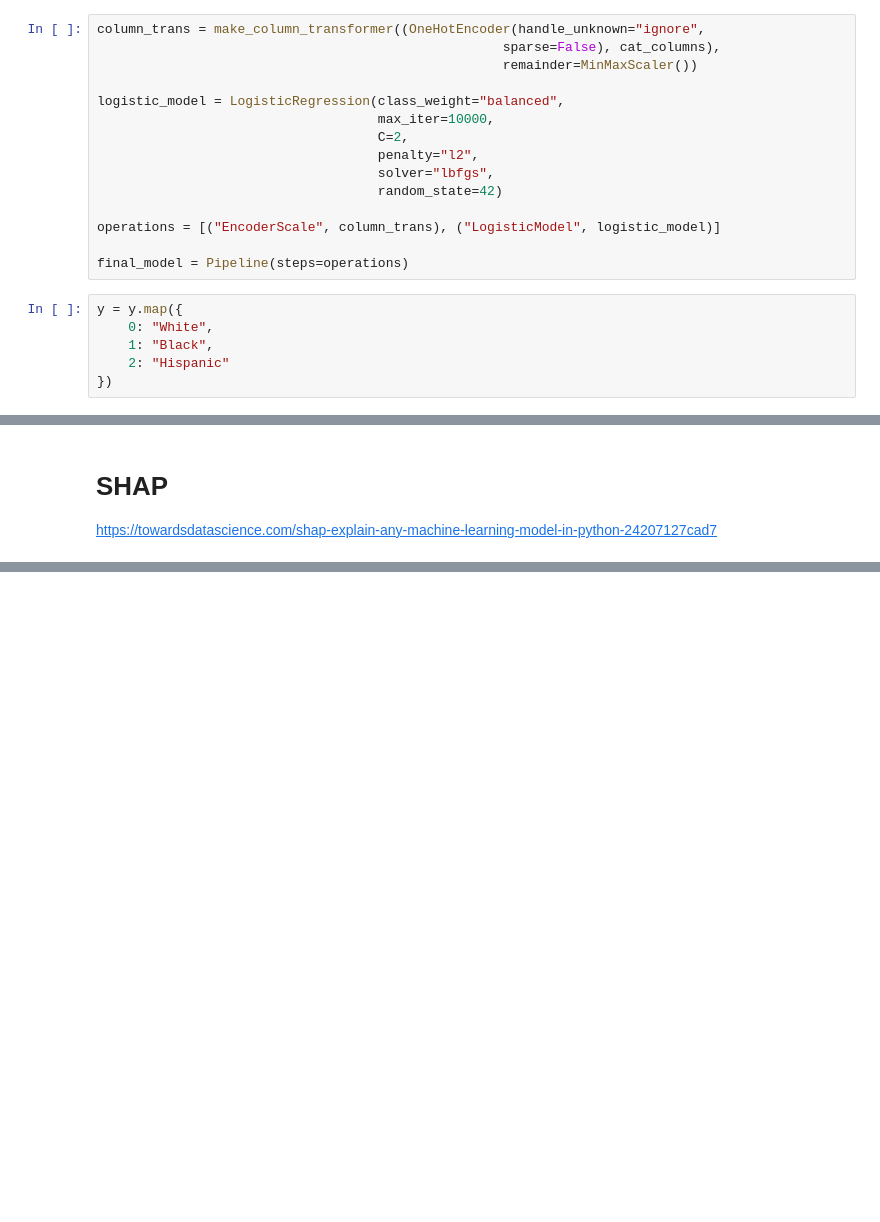
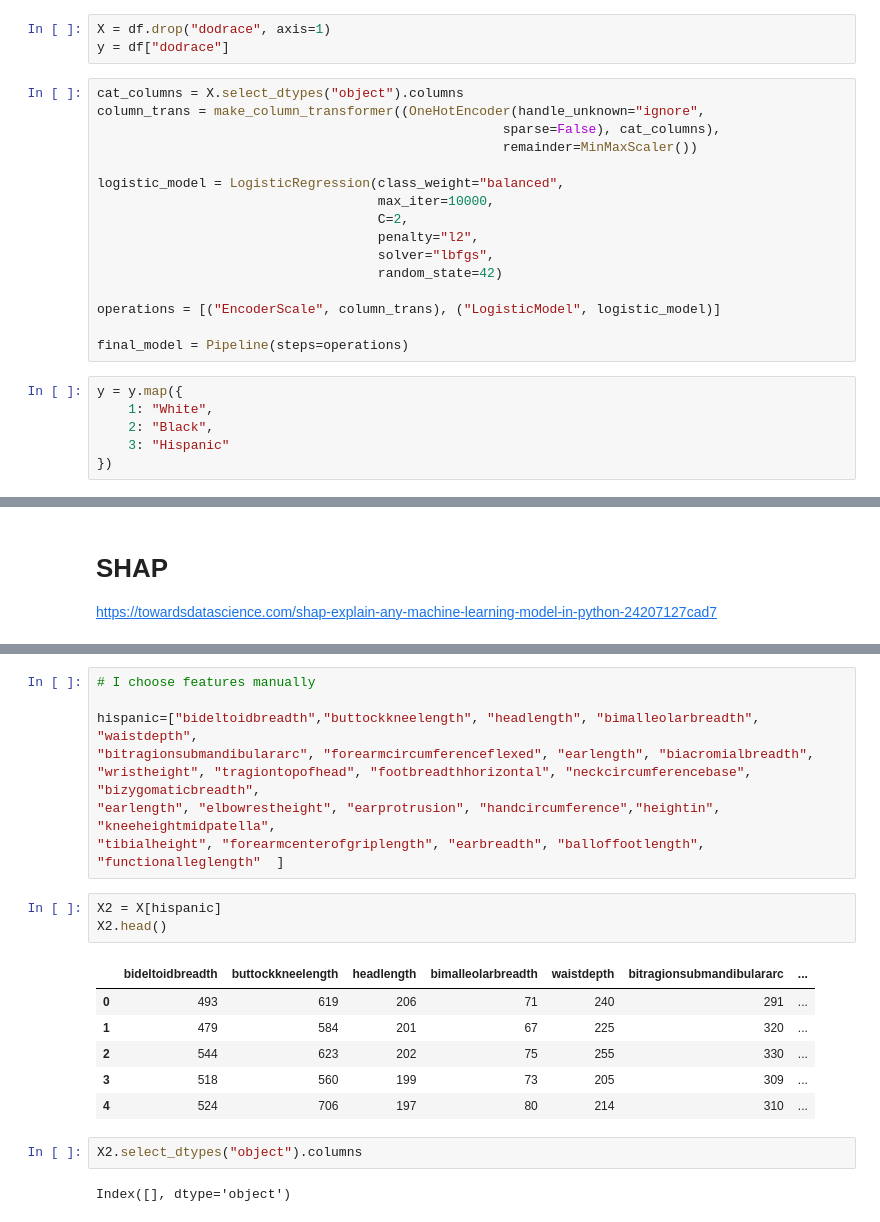
Before and after one commit to muhsinayaz/my-projects, a Jupyter notebook: 04-Machine-Learning/ML-02-Soldiers-Race-Classification/soldier_race_project_students.ipynb, the cells around one changed output, grey strips where cells are left out. Drawn from its saved outputs; the diff is of its cells as text; blank space fills up the shorter version.

```diff
--- a/04-Machine-Learning/ML-02-Soldiers-Race-Classification/soldier_race_project_students.ipynb
+++ b/04-Machine-Learning/ML-02-Soldiers-Race-Classification/soldier_race_project_students.ipynb
@@ -1464,4 +1484,8 @@ compare_df.sort_values(by="precision", ascending=False)
+# %%
+X = df.drop("dodrace", axis=1)
+y = df["dodrace"]
 # %%
+cat_columns = X.select_dtypes("object").columns
 column_trans = make_column_transformer((OneHotEncoder(handle_unknown="ignore",
                                                     sparse=False), cat_columns),
                                                     remainder=MinMaxScaler())
@@ -1478,7 +1502,7 @@ operations = [("EncoderScale", column_trans), ("LogisticModel", logistic_model)]
 final_model = Pipeline(steps=operations)
 # %%
 y = y.map({
-    0: "White",
-    1: "Black",
-    2: "Hispanic"
+    1: "White",
+    2: "Black",
+    3: "Hispanic"
 })
@@ -1583,0 +1756,22 @@ ___
+# %%
+# I choose features manually
+
+hispanic=["bideltoidbreadth","buttockkneelength", "headlength", "bimalleolarbreadth", "waistdepth",
+"bitragionsubmandibulararc", "forearmcircumferenceflexed", "earlength", "biacromialbreadth",
+"wristheight", "tragiontopofhead", "footbreadthhorizontal", "neckcircumferencebase", "bizygomaticbreadth",
+"earlength", "elbowrestheight", "earprotrusion", "handcircumference","heightin", "kneeheightmidpatella",
+"tibialheight", "forearmcenterofgriplength", "earbreadth", "balloffootlength", "functionalleglength"  ]
+# %%
+X2 = X[hispanic]
+X2.head()
+# %% [output]
+|  | bideltoidbreadth | buttockkneelength | headlength | bimalleolarbreadth | waistdepth | bitragionsubmandibulararc | ... |
+| 0 | 493 | 619 | 206 | 71 | 240 | 291 | ... |
+| 1 | 479 | 584 | 201 | 67 | 225 | 320 | ... |
+| 2 | 544 | 623 | 202 | 75 | 255 | 330 | ... |
+| 3 | 518 | 560 | 199 | 73 | 205 | 309 | ... |
+| 4 | 524 | 706 | 197 | 80 | 214 | 310 | ... |
+# %%
+X2.select_dtypes("object").columns
+# %% [output]
+Index([], dtype='object')
```
Also changed, not shown: parts of 47 cells of this notebook, 2 other files.
